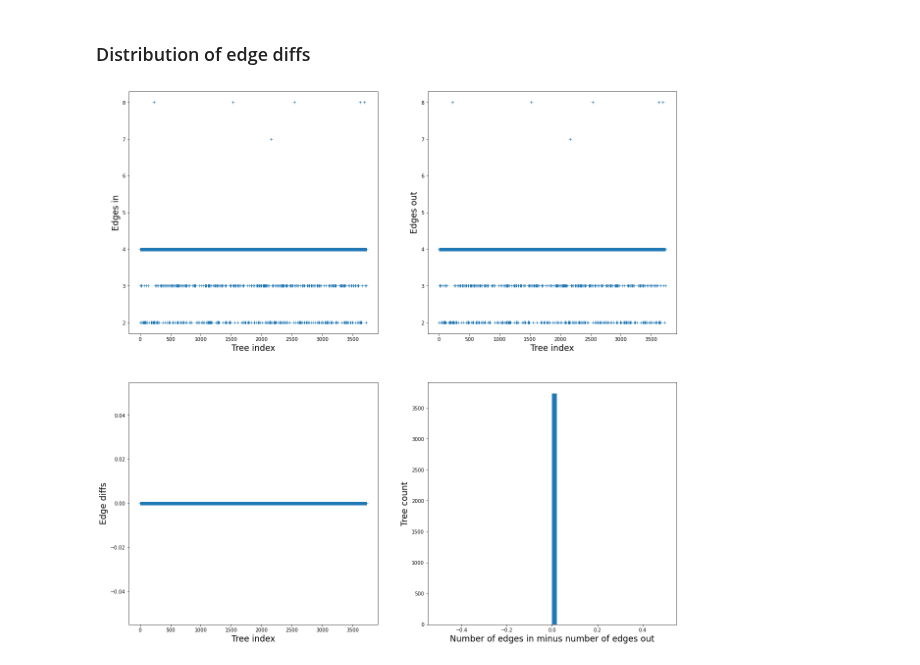
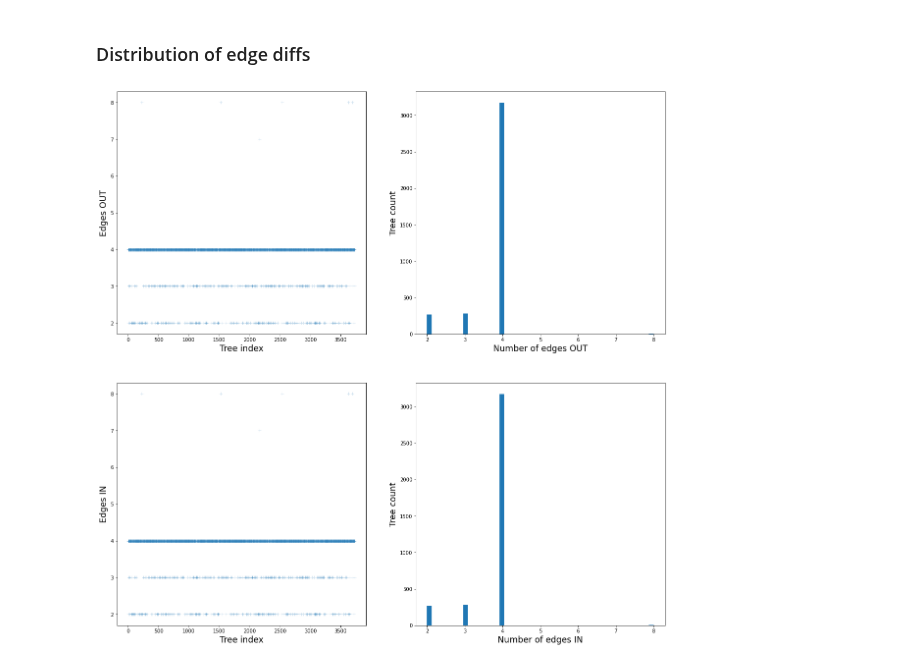
Before and after one commit to szhan/tsimpute, a Jupyter notebook: notebooks/inspect_ts.ipynb, the cells around one changed output. Saved outputs shown, nothing was run; the diff lists cells and outputs as text; code cells hidden in the pictures.

Commit message:
Improved plots and arity calculations

```diff
--- a/notebooks/inspect_ts.ipynb
+++ b/notebooks/inspect_ts.ipynb
@@ -18,7 +18,7 @@ tsinfer 0.2.4.dev57+gde277cf
 # %% [markdown]
 ### Load data
 # %%
-base_dir = Path("/Users/szhan/Projects/tsimpute/notebooks/")
+base_dir = Path("/Users/szhan/Projects/tsimpute/analysis/test/")
 ts_file = base_dir / "single_panmictic_simulated.trees"
 # %%
 ts = tskit.load(ts_file)
@@ -178,8 +178,9 @@ plt.show()
 # %% [markdown]
 ### Distribution of arity
 # %%
-mean_arity = np.empty(ts.num_trees)
-for i, tree in enumerate(ts.trees()):
+ts_simplified = ts.simplify()   # Exclude unary nodes
+mean_arity = np.empty(ts_simplified.num_trees)
+for i, tree in enumerate(ts_simplified.trees()):
     parent_id, count = np.unique(tree.parent_array[tree.preorder()], return_counts=True)
     mean_arity[i] = count[parent_id != tskit.NULL].mean()
 # %%
@@ -211,41 +212,37 @@ for i, (interval, edges_out, edges_in,) in enumerate(ts.edge_diffs()):
     tree_edges_out[i] = len(edges_out)
     tree_edges_in[i] = len(edges_in)
 # %%
-# Exclude the first and last set of edge diffs.
+# Exclude the first, second, penultimate, and last sets of edge diffs.
 plt.figure(figsize=(20, 20,))
 
 plt.subplot(221)
-plt.ylabel("Edges in", fontsize="xx-large")
+plt.ylabel("Edges OUT", fontsize="xx-large")
 plt.xlabel("Tree index", fontsize="xx-large")
 plt.plot(
-    np.arange(2, ts.num_trees),
-    tree_edges_in[1:-1],
-    linestyle="none", marker="+", markersize=6,
+    np.arange(2, ts.num_trees - 2),
+    tree_edges_out[2:-2],
+    linestyle="none", marker="+", markersize=6, alpha=0.2,
 );
 
 plt.subplot(222)
-plt.ylabel("Edges out", fontsize="xx-large")
+plt.ylabel("Tree count", fontsize="xx-large")
+plt.xlabel("Number of edges OUT", fontsize="xx-large")
+plt.hist(tree_edges_out[2:-2], bins=50);
+
+plt.subplot(223)
+plt.ylabel("Edges IN", fontsize="xx-large")
 plt.xlabel("Tree index", fontsize="xx-large")
 plt.plot(
-    np.arange(2, ts.num_trees),
-    tree_edges_out[1:-1],
-    linestyle="none", marker="+", markersize=6,
-);
-
-plt.subplot(223)
-plt.ylabel("Edge diffs", fontsize="xx-large")
-plt.xlabel("Tree index", fontsize="xx-large")
-plt.plot(
-    np.arange(2, ts.num_trees),
-    tree_edges_in[1:-1] - tree_edges_out[1:-1],
-    linestyle="none", marker="+", markersize=6,
+    np.arange(2, ts.num_trees - 2),
+    tree_edges_in[2:-2],
+    linestyle="none", marker="+", markersize=6, alpha=0.2,
 );
 
 plt.subplot(224)
 plt.ylabel("Tree count", fontsize="xx-large")
-plt.xlabel("Number of edges in minus number of edges out", fontsize="xx-large")
-plt.hist(tree_edges_in[1:-1] - tree_edges_out[1:-1], bins=50,);
+plt.xlabel("Number of edges IN", fontsize="xx-large")
+plt.hist(tree_edges_in[2:-2], bins=50);
 
 plt.show()
 # %% [output]
-[figure, old version]
+[figure, new version]
```
Also changed, not shown: parts of 3 cells of this notebook.
